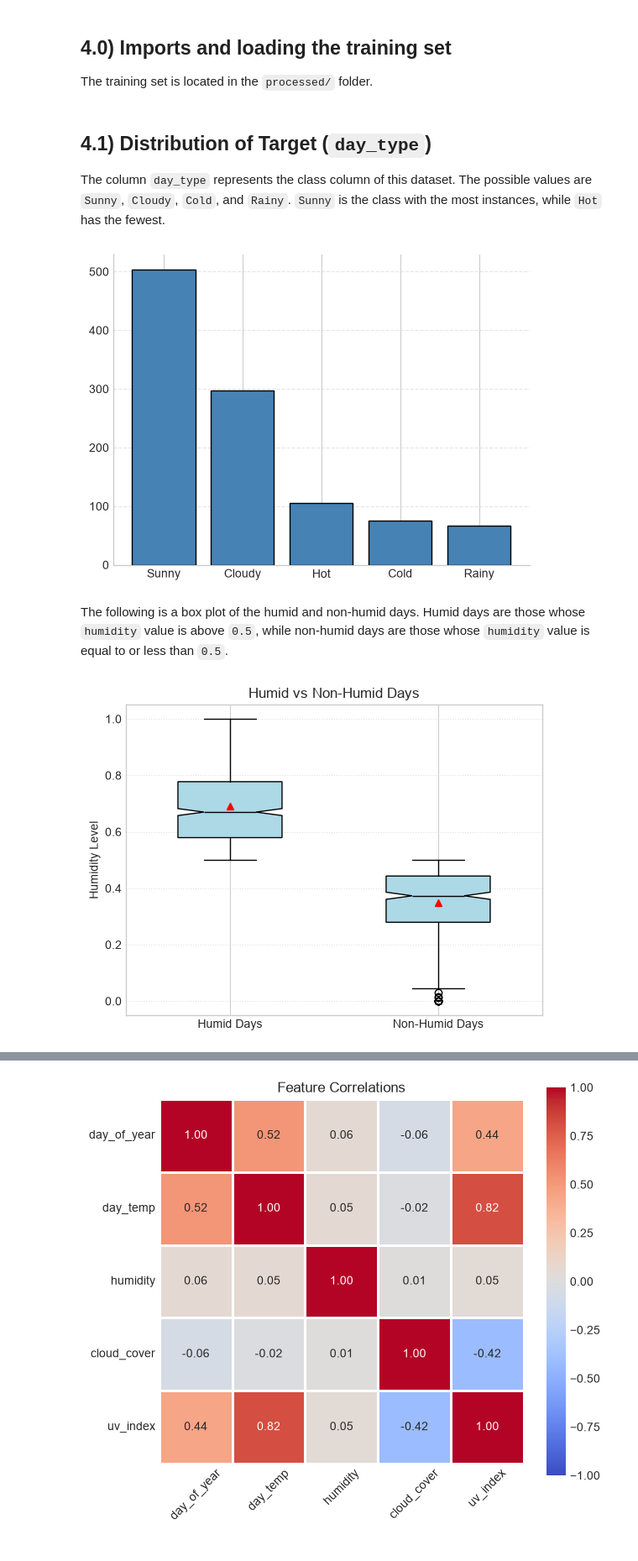
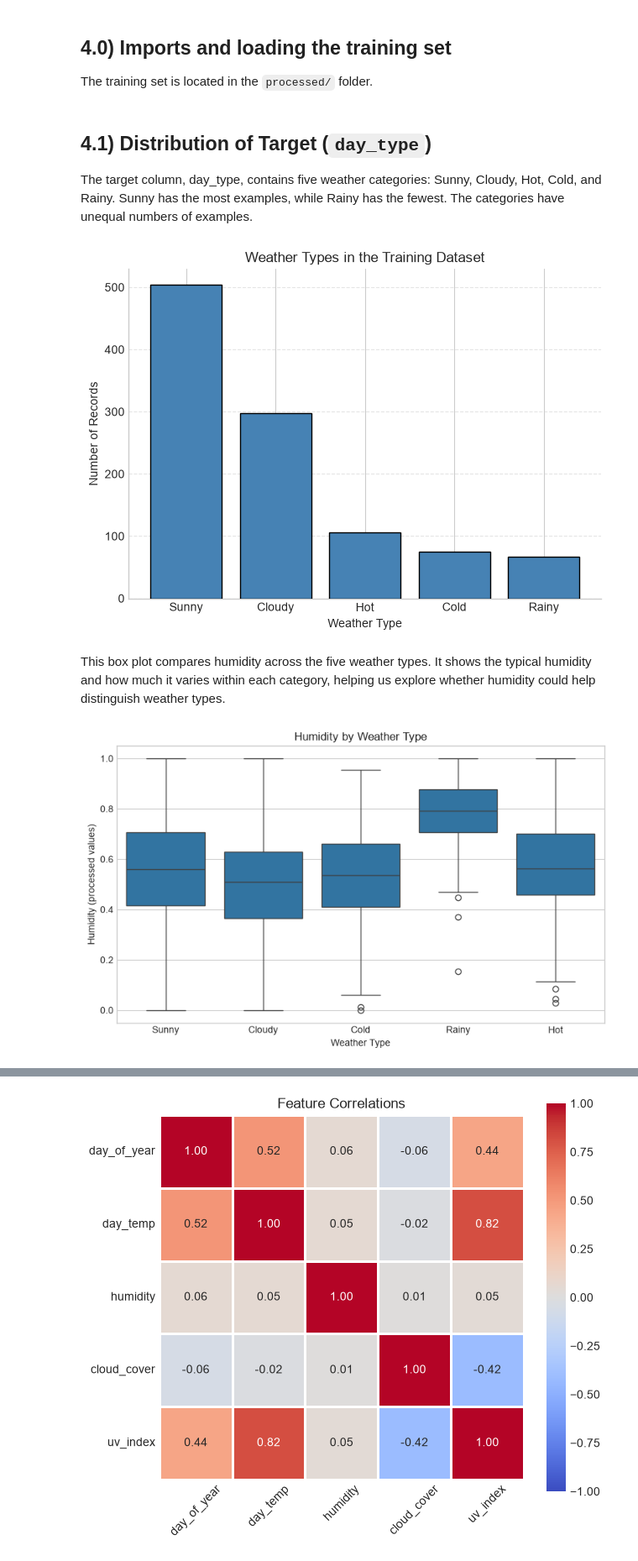
Before and after one commit to alsa0280/CST8504_Assignment1, a Jupyter notebook: notebooks/EDA.ipynb, the cells around one changed output, grey strips where cells are left out. Shown at 84% size. Drawn from its saved outputs; the diff is of its cells as text; code cells hidden in the pictures.

Commit message:
Update EDA.ipynb
Improve EDA charts and explanations

```diff
--- a/notebooks/EDA.ipynb
+++ b/notebooks/EDA.ipynb
@@ -8,31 +8,33 @@ import matplotlib.pyplot as plt
 import pandas as pd
 import seaborn as sns
 plt.style.use("seaborn-v0_8-whitegrid")
-df = pd.read_csv('..\\data\\processed\\weather_data_train.csv')
+df = pd.read_csv(r"C:\Users\yanis\OneDrive\Documents\GitHub\CST8504_Assignment1\data\processed\weather_data_train.csv")
 # %% [markdown]
 ## 4.1) Distribution of Target (`day_type`)
-The column `day_type` represents the class column of this dataset. The possible values are `Sunny`, `Cloudy`, `Cold`, and `Rainy`. `Sunny` is the class with the most instances, while `Hot` has the fewest.
+The target column, day_type, contains five weather categories: Sunny, Cloudy, Hot, Cold, and Rainy. Sunny has the most examples, while Rainy has the fewest. The categories have unequal numbers of examples.
 # %%
 day_type_counts = df['day_type'].value_counts()
 
 plt.bar(day_type_counts.index, day_type_counts.values, color='steelblue', edgecolor='black', zorder=3)
 plt.grid(axis='y', linestyle='--', alpha=0.5)
 sns.despine()
+plt.title("Weather Types in the Training Dataset")
+plt.xlabel("Weather Type")
+plt.ylabel("Number of Records")
+plt.tight_layout()
+plt.show()
 # %% [output]
-[figure, old version]
+[figure, new version]
 # %% [markdown]
-The following is a box plot of the humid and non-humid days. Humid days are those whose `humidity` value is above `0.5`, while non-humid days are those whose `humidity` value is equal to or less than `0.5`.
+This box plot compares humidity across the five weather types. It shows the typical humidity and how much it varies within each category, helping us explore whether humidity could help distinguish weather types.
 # %%
-humid_df = df[df['humidity']>0.5]['humidity']
-non_humid_df = df[df['humidity']<=0.5]['humidity']
-plt.boxplot([humid_df, non_humid_df], notch=True, patch_artist=True, showmeans=True,
-            tick_labels=['Humid Days', 'Non-Humid Days'], widths=0.5,
-            boxprops=dict(facecolor='lightblue'),
-            medianprops=dict(color='black'),
-            meanprops=dict(markerfacecolor='red', markeredgecolor='red'))
-plt.grid(axis='y', linestyle=':', alpha=0.6)
-plt.ylabel('Humidity Level')
-plt.title('Humid vs Non-Humid Days')
+plt.figure(figsize=(8, 5))
+sns.boxplot(data=df, x="day_type", y="humidity")
+
+plt.title("Humidity by Weather Type")
+plt.xlabel("Weather Type")
+plt.ylabel("Humidity (processed values)")
+plt.tight_layout()
 plt.show()
 # %% [output]
-[figure, old version]
+[figure, new version]
```
Also changed, not shown: parts of 6 cells of this notebook.
